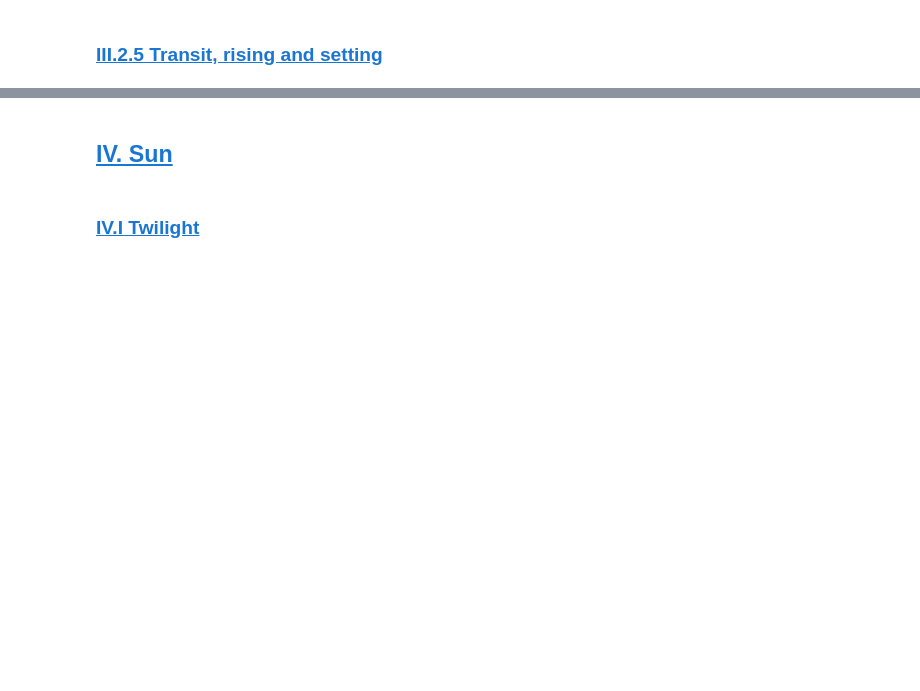
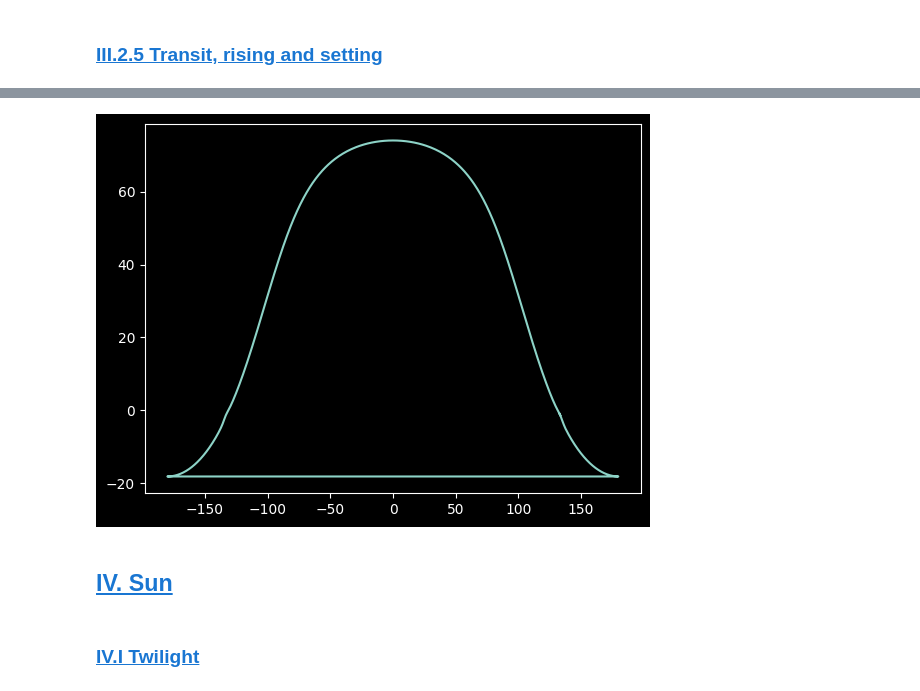
Before and after one commit to 00-berni/proj_0, a Jupyter notebook: notebook/notebook.ipynb, the cells around one changed output, grey strips where cells are left out. Cells and saved outputs as stored; diff of their text form; code cells hidden in the pictures; blank space fills up the shorter version.

```diff
--- a/notebook/notebook.ipynb
+++ b/notebook/notebook.ipynb
@@ -1854,3 +2425,27 @@ setting:        2023 July 14 19:40:41.8797 UT ==> 2023 July 14 21:40:41.8797 tim
+# %%
+def compute_az(date: Date, obs_pos: GeoPos, obj: StarObj, numpoint: int = 1000):
+    date = date.copy()
+
+    lat = obs_pos.lat
+    lon = obs_pos.lon
+
+    dayrange = date.jd + np.linspace(0,1,numpoint)
+    dayrange = Date(jd=dayrange,timetype=date.time.tytime,calendar=date.calendar,epoch=date.epoch)
+
+
+    dec = obj.coor_in_date(dayrange,sel='dec')
+
+    HA = obj.lha(dayrange,lon)
+
+    az = np.arctan2(np.sin(HA.rad), (np.cos(HA.rad)*np.sin(lat.rad) - np.tan(dec.rad)*np.cos(lat.rad)))
+    return HAngles(az,'rad')
+
+az = compute_az(date,obs,obj)
+
+plt.plot(az.deg,alt.deg)
+plt.show()
+# %% [output]
+[figure, added]
 # %% [markdown]
 ## <a id='toc1_4_'></a>[IV. Sun](#toc0_)
 # %% [markdown]
```
Also changed, not shown: parts of 19 cells of this notebook.
